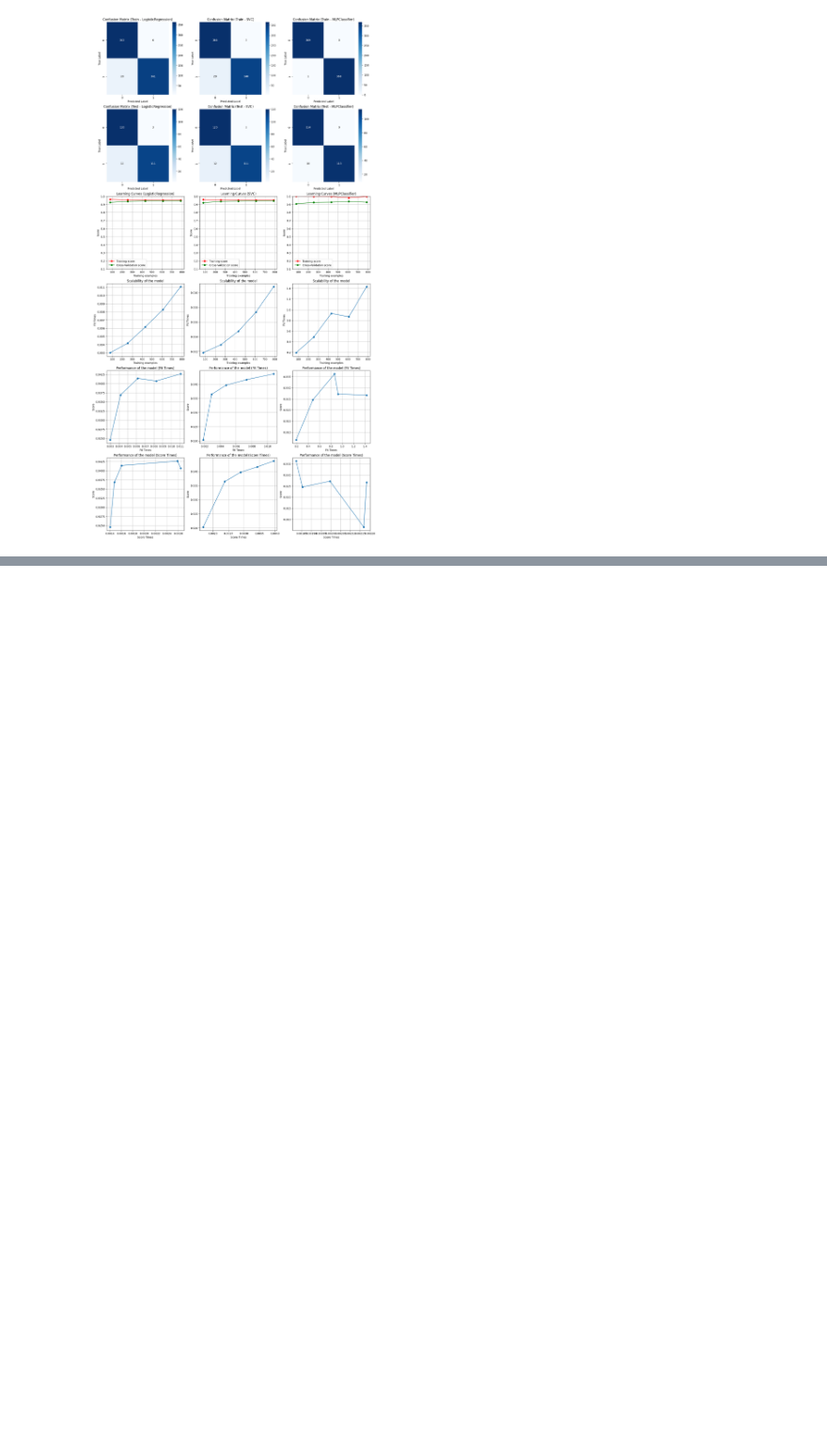
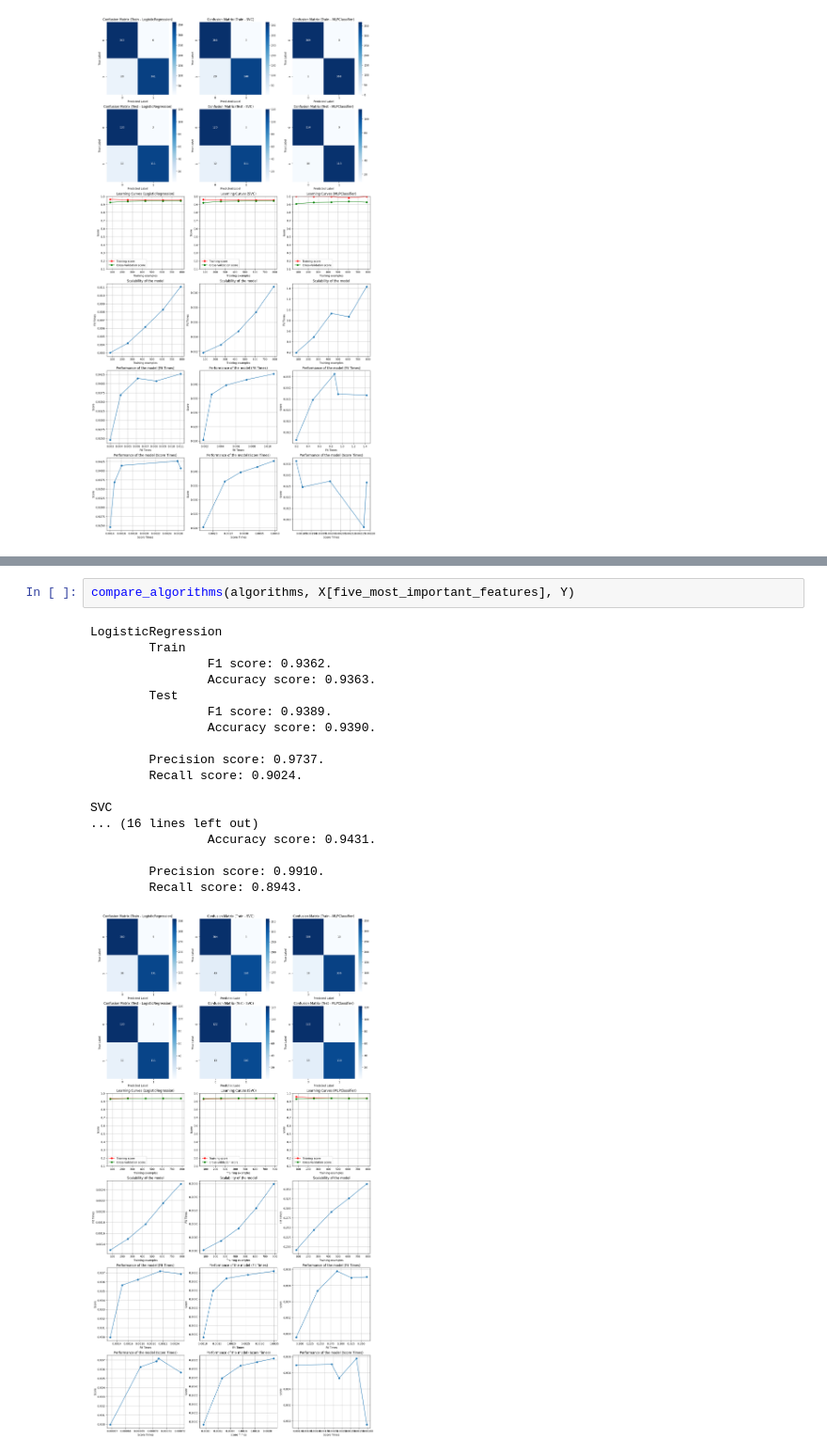
Before and after one commit to andreaoliveira9/Projeto-TAA-1, a Jupyter notebook: Project.ipynb, the cells around one changed output, grey strips where cells are left out. Shown at 94% size. Saved outputs shown, nothing was run; the diff lists cells and outputs as text; blank space fills up the shorter version.

```diff
--- a/Project.ipynb
+++ b/Project.ipynb
@@ -493,0 +551,21 @@ SVC
+# %%
+compare_algorithms(algorithms, X[five_most_important_features], Y)
+# %% [output]
+LogisticRegression
+        Train
+                F1 score: 0.9362.
+                Accuracy score: 0.9363.
+        Test
+                F1 score: 0.9389.
+                Accuracy score: 0.9390.
+
+        Precision score: 0.9737.
+        Recall score: 0.9024.
+
+SVC
+... (16 lines left out)
+                Accuracy score: 0.9431.
+
+        Precision score: 0.9910.
+        Recall score: 0.8943.
+[figure, added]
```
Also changed, not shown: parts of 3 cells of this notebook.
